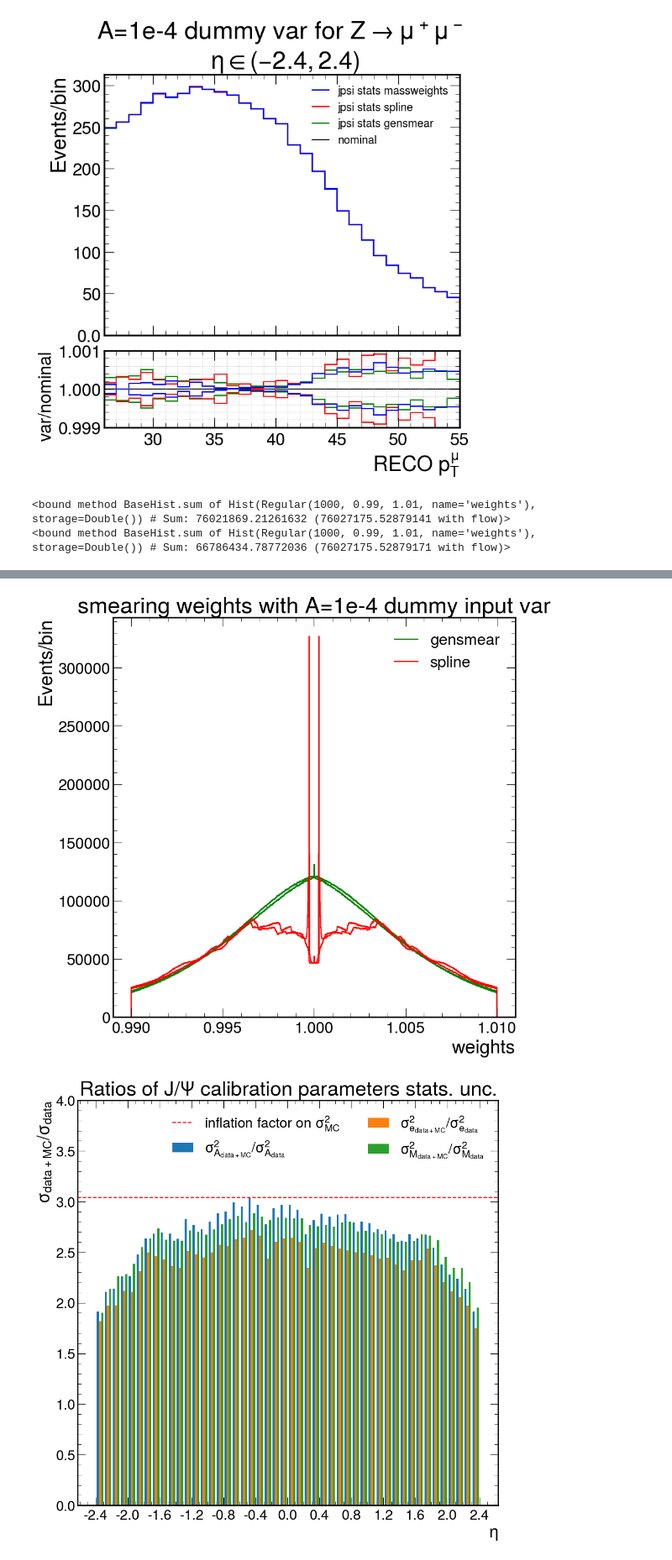
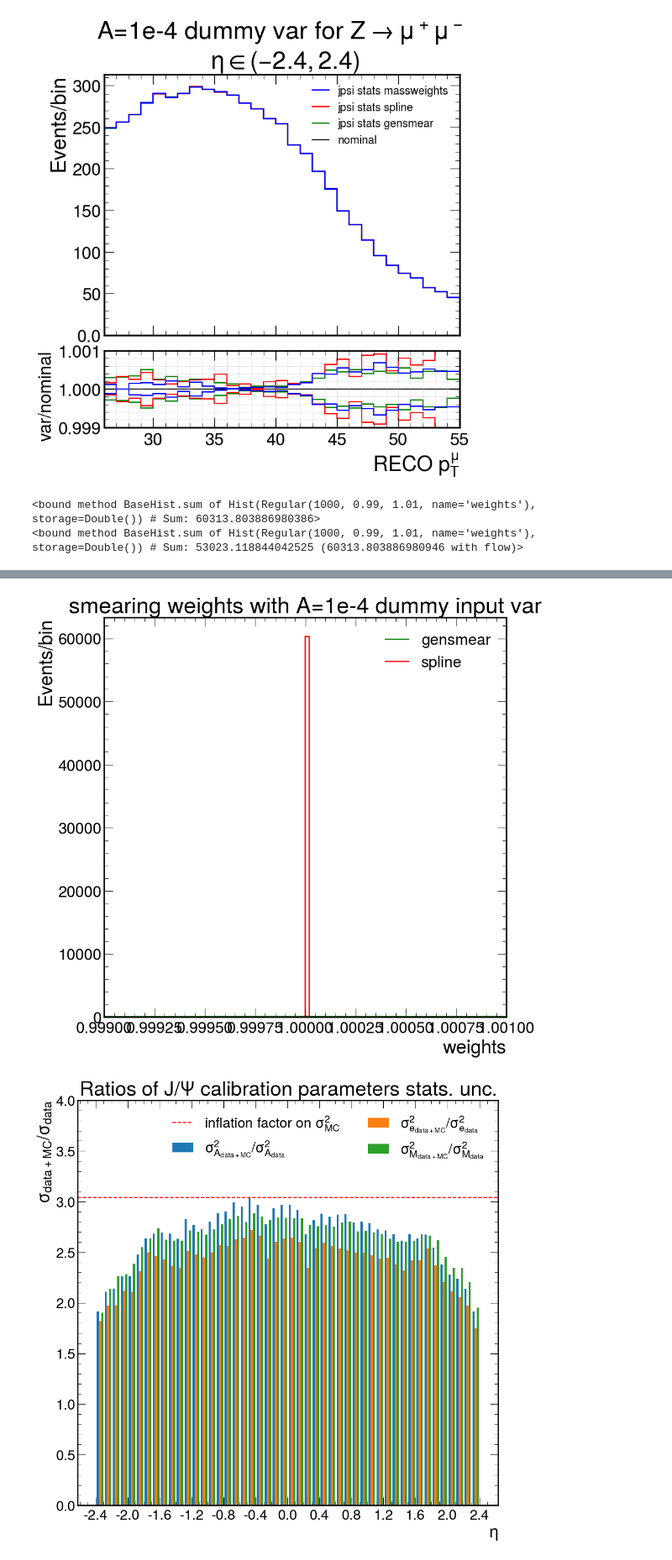
Before and after one commit to bendavid/WRemnants, a Jupyter notebook: notebooks/muonMomentumScale.ipynb, the cells around one changed output, grey strips where cells are left out. Shown at 84% size. Saved outputs shown, nothing was run; the diff lists cells and outputs as text; code cells hidden in the pictures.

```diff
--- a/notebooks/muonMomentumScale.ipynb
+++ b/notebooks/muonMomentumScale.ipynb
@@ -218,7 +218,7 @@ action = lambda x: x.project('weights')
 sel_nom = {'passIso': 1j, 'passMT': 1j}
 
 
-with h5py.File(f"../hdf5Files/splines/mw_with_mu_eta_pt_scetlib_dyturboCorr_validation{dummyVar}_coarseQuantile.hdf5", "r") as f:
+with h5py.File(f"../hdf5Files/splines/mw_with_mu_eta_pt_scetlib_dyturboCorr_validation{dummyVar}_coarseQuantile_maxFiles10.hdf5", "r") as f:
     results = narf.ioutils.pickle_load_h5py(f["results"])
     proc = 'WplusmunuPostVFP'
     fig, ax = plt.subplots()
@@ -249,15 +249,15 @@ with h5py.File(f"../hdf5Files/splines/mw_with_mu_eta_pt_scetlib_dyturboCorr_vali
     ax.legend()
     ax.set_title(f'smearing weights with {dummyVar_title}')
     ax.set_ylabel('Events/bin')
-    #ax.set_xlim(0.5,2)
+    ax.set_xlim(0.999,1.001)
     out_dir = '/home/submit/tyjyang/analysis/wmass/WRemnants/plots'
     plot_basename = f'weightsComparison{dummyVar}_coarseQuantile'
     eos_dir = '/eos/user/t/tyjyang/www/plots/wmass/muon-calibration/jpsi-stats-unc/spline'
-    save_pdf_and_png_toEos(out_dir, plot_basename, eos_dir, fig)
+    #save_pdf_and_png_toEos(out_dir, plot_basename, eos_dir, fig)
 
 
     print(action(results[proc]['output']['weights_massweights_dn'].get()[sel_nom]).sum)
     print(action(results[proc]['output']['weights_gensmear_dn'].get()[sel_nom]).sum)
 # %% [output]
-<bound method BaseHist.sum of Hist(Regular(1000, 0.99, 1.01, name='weights'), storage=Double()) # Sum: 76021869.21261632 (76027175.52879141 with flow)>
-<bound method BaseHist.sum of Hist(Regular(1000, 0.99, 1.01, name='weights'), storage=Double()) # Sum: 66786434.78772036 (76027175.52879171 with flow)>
+<bound method BaseHist.sum of Hist(Regular(1000, 0.99, 1.01, name='weights'), storage=Double()) # Sum: 60313.803886980386>
+<bound method BaseHist.sum of Hist(Regular(1000, 0.99, 1.01, name='weights'), storage=Double()) # Sum: 53023.118844042525 (60313.803886980946 with flow)>
@@ -266,4 +264,4 @@ sh: warning: setlocale: LC_ALL: cannot change locale (en_US.UTF-8)
-[figure, old version]
+[figure, new version]
 # %%
 hep.hist2dplot(cov)
 # %%
```
Also changed, not shown: parts of 1 cell of this notebook.
